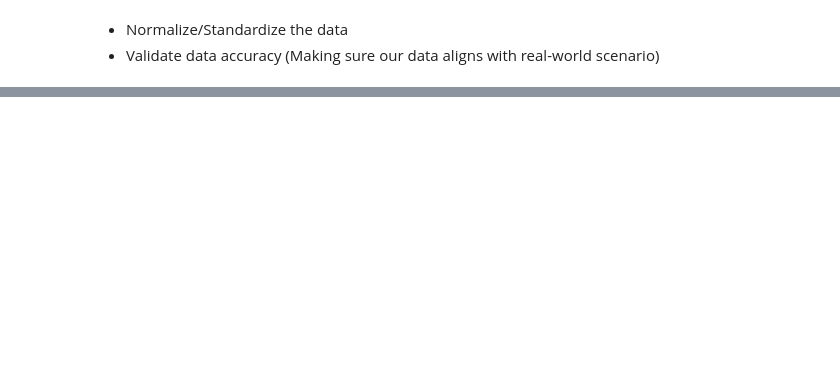
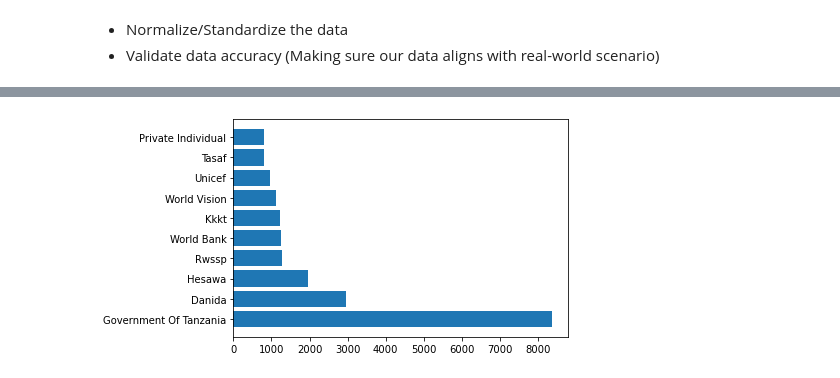
Before and after one commit to Rhino-byte/Tz_Boreholes, a Jupyter notebook: student.ipynb, the cells around one changed output, grey strips where cells are left out. Cells and saved outputs as stored; diff of their text form; code cells hidden in the pictures; blank space fills up the shorter version.

```diff
--- a/student.ipynb
+++ b/student.ipynb
@@ -185,0 +295,7 @@ from functions import plot_category,plot_category
+# %%
+# Investigate the top ten funders
+cat_plot =new_data.funder.value_counts(ascending=False).drop(labels='missing').head(10)
+cat_plot
+plt.barh(y=cat_plot.index,width=cat_plot.values);
+# %% [output]
+[figure, added]
```
Also changed, not shown: parts of 29 cells of this notebook.
